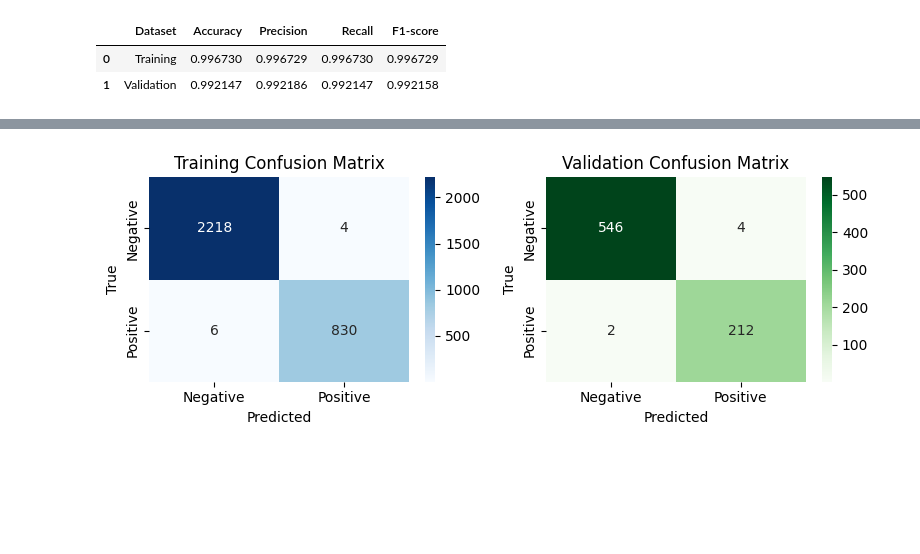
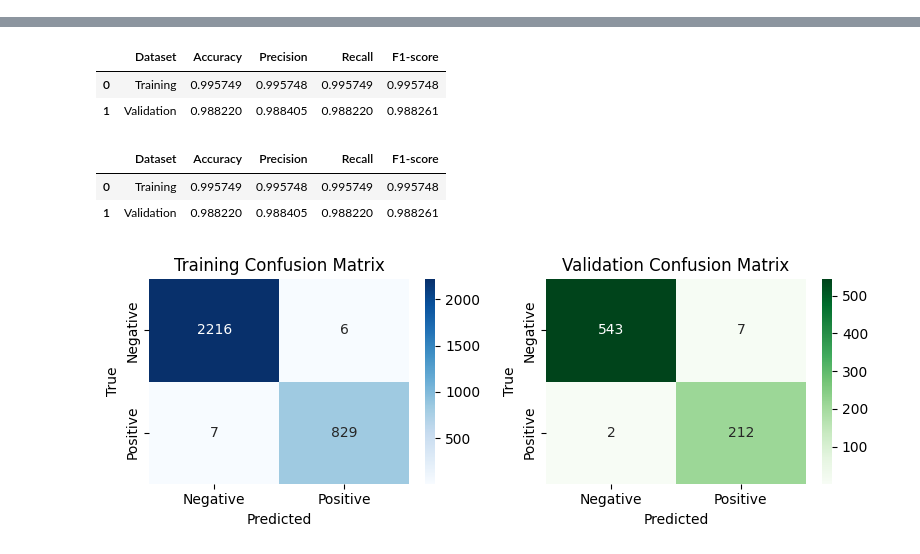
Before and after one commit to asheta66/CNN, a Jupyter notebook: Bridge_Cracks/Bridge_Cracks_EfficientNetB0_Model.ipynb, the cells around one changed output, grey strips where cells are left out. Drawn from its saved outputs; the diff is of its cells as text; code cells hidden in the pictures; blank space fills up the shorter version.

```diff
--- a/Bridge_Cracks/Bridge_Cracks_EfficientNetB0_Model.ipynb
+++ b/Bridge_Cracks/Bridge_Cracks_EfficientNetB0_Model.ipynb
@@ -151,32 +154,29 @@ Epoch 6/10
-# %%
-# ----------------------------
-# Calculate metrics and display as DataFrame
-# ----------------------------
-import pandas as pd
-from sklearn.metrics import accuracy_score, precision_score, recall_score, f1_score
-
-def metrics_df(y_true, y_pred, dataset_name="Dataset"):
-    acc = accuracy_score(y_true, y_pred)
-    prec = precision_score(y_true, y_pred, average='weighted', zero_division=0)
-    rec = recall_score(y_true, y_pred, average='weighted', zero_division=0)
-    f1 = f1_score(y_true, y_pred, average='weighted', zero_division=0)
-    df = pd.DataFrame({
-        "Dataset": [dataset_name],
-        "Accuracy": [acc],
-        "Precision": [prec],
-        "Recall": [rec],
-        "F1-score": [f1]
-    })
-    return df
-
-# Create DataFrames for training and validation
-df_train_metrics = metrics_df(y_true_train, y_pred_train, "Training")
-df_val_metrics = metrics_df(y_true_val, y_pred_val, "Validation")
-
-# Combine into one DataFrame
-df_metrics = pd.concat([df_train_metrics, df_val_metrics], ignore_index=True)
-df_metrics
-# %% [output]
-|  | Dataset | Accuracy | Precision | Recall | F1-score |
-| 0 | Training | 0.996730 | 0.996729 | 0.996730 | 0.996729 |
-| 1 | Validation | 0.992147 | 0.992186 | 0.992147 | 0.992158 |
+# %%
+# ----------------------------
+# 9. Extract predictions and true labels
+# ----------------------------
+def get_labels_and_predictions(dataset, model):
+    y_true = []
+    y_pred = []
+    for images, labels in dataset:
+        preds = model.predict(images)
+        y_true.extend(labels.numpy())
+        y_pred.extend(np.argmax(preds, axis=1))
+    return np.array(y_true), np.array(y_pred)
+
+# For training dataset
+y_true_train, y_pred_train = get_labels_and_predictions(train_ds, model)
+
+# For validation dataset
+y_true_val, y_pred_val = get_labels_and_predictions(val_ds, model)
+
+# ----------------------------
+# 10. Calculate metrics and display as DataFrame
+# ----------------------------
+df_train_metrics = metrics_df(y_true_train, y_pred_train, "Training")
+df_val_metrics = metrics_df(y_true_val, y_pred_val, "Validation")
+
+# Combine into one DataFrame
+df_metrics = pd.concat([df_train_metrics, df_val_metrics], ignore_index=True)
+df_metrics
+# %% [output]
@@ -183,3 +200,12 @@ df_metrics
+|  | Dataset | Accuracy | Precision | Recall | F1-score |
+| 0 | Training | 0.995749 | 0.995748 | 0.995749 | 0.995748 |
+| 1 | Validation | 0.988220 | 0.988405 | 0.988220 | 0.988261 |
+# %%
+df_metrics
+# %% [output]
+|  | Dataset | Accuracy | Precision | Recall | F1-score |
+| 0 | Training | 0.995749 | 0.995748 | 0.995749 | 0.995748 |
+| 1 | Validation | 0.988220 | 0.988405 | 0.988220 | 0.988261 |
 # %%
 # Confusion matrices
 cm_train = confusion_matrix(y_true_train, y_pred_train)
```
Also changed, not shown: parts of 5 cells of this notebook.
